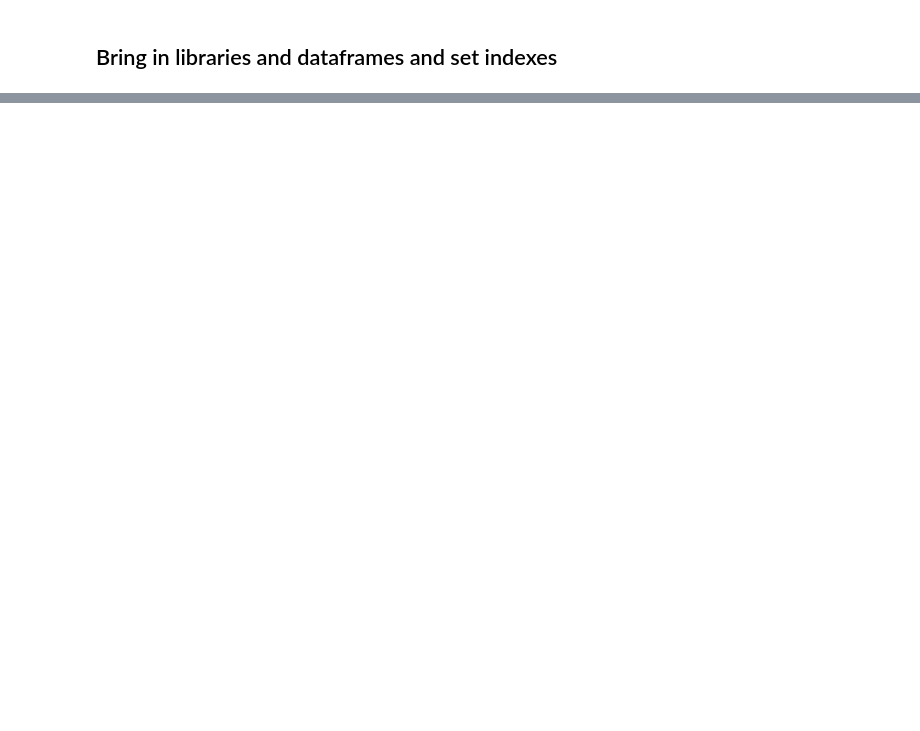
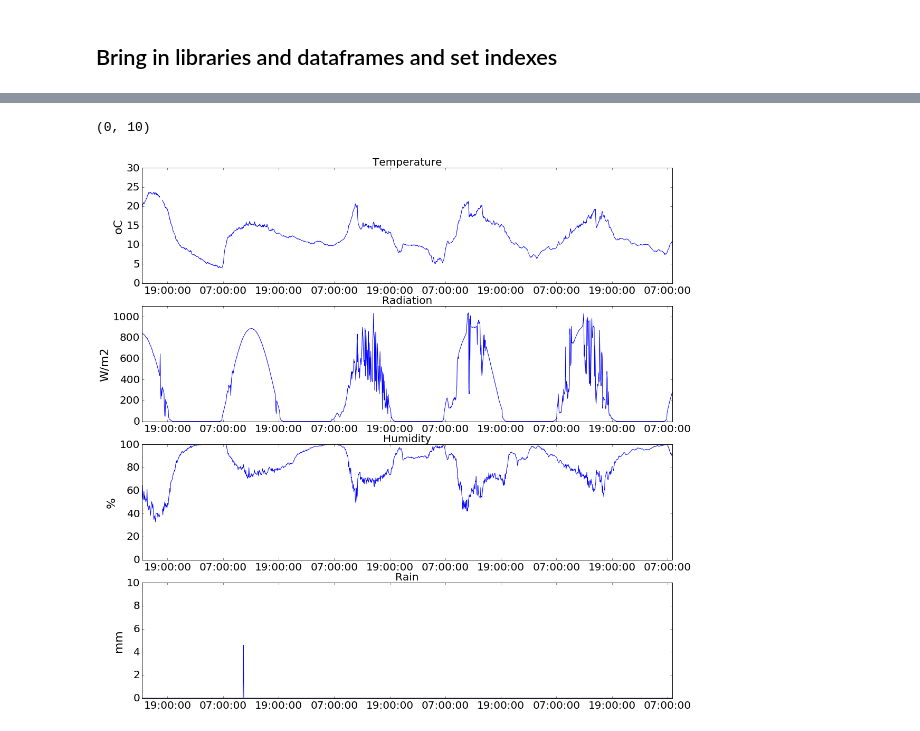
Before and after one commit to PlantandFoodResearch/MVI, a Jupyter notebook: RA1.3/GetIRRData.ipynb, the cells around one changed output, grey strips where cells are left out. Cells and saved outputs as stored; diff of their text form; code cells hidden in the pictures; blank space fills up the shorter version.

```diff
--- a/RA1.3/GetIRRData.ipynb
+++ b/RA1.3/GetIRRData.ipynb
@@ -99,0 +158,29 @@ HourlySurfaceTemp
+# %%
+MetGraph = plt.figure(figsize=(18,18))
+TempPannel = MetGraph.add_subplot(4,1,1)
+plt.plot(MetData.ix[Start:,'AirTemp'])
+plt.title('Temperature',fontsize=20)
+plt.ylabel('oC',fontsize=22)
+plt.tick_params(labelsize=20)
+plt.ylim(0,30)
+RadnPannel = MetGraph.add_subplot(4,1,2)
+plt.plot(MetData.ix[Start:,'RadnW'])
+plt.title('Radiation',fontsize=20)
+plt.ylabel('W/m2',fontsize=22)
+plt.tick_params(labelsize=20)
+plt.ylim(0,1100)
+HumidityPannel = MetGraph.add_subplot(4,1,3)
+plt.plot(MetData.ix[Start:,'RelativeHumidity'])
+plt.title('Humidity',fontsize=20)
+plt.ylabel('%',fontsize=22)
+plt.tick_params(labelsize=20)
+plt.ylim(0,100)
+RainfallPannel = MetGraph.add_subplot(4,1,4)
+plt.plot(MetData.ix[Start:,'Rain'])
+plt.title('Rain',fontsize=20)
+plt.ylabel('mm',fontsize=22)
+plt.tick_params(labelsize=20)
+plt.ylim(0,10)
+# %% [output]
+(0, 10)
+[figure, added]
```
Also changed, not shown: parts of 5 cells of this notebook, 2 other files.
